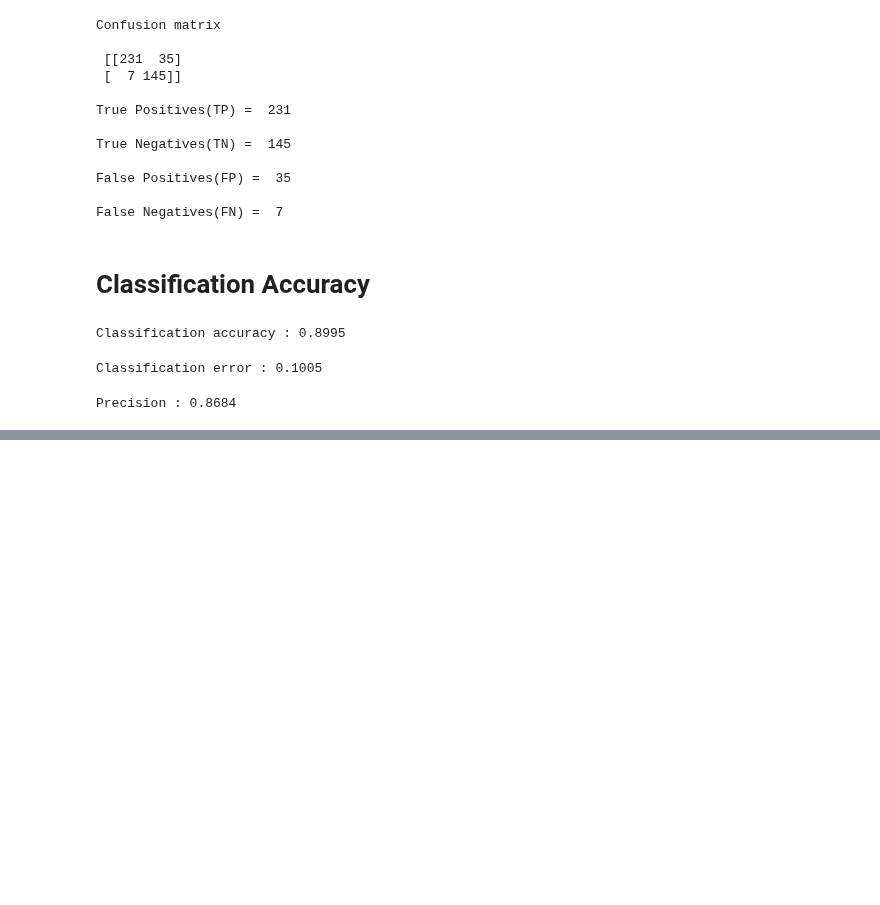
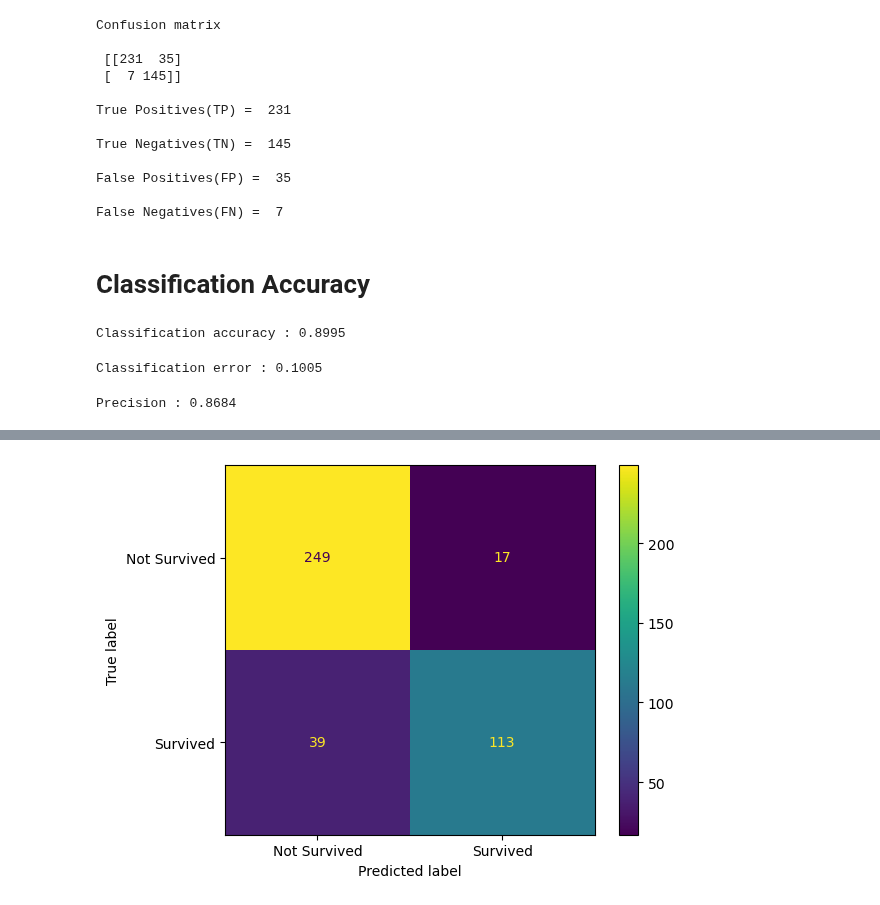
Before and after one commit to Ajhie1987/Python_Train, a Jupyter notebook: Final_Assign.ipynb, the cells around one changed output, grey strips where cells are left out. Drawn from its saved outputs; the diff is of its cells as text; code cells hidden in the pictures; blank space fills up the shorter version.

```diff
--- a/Final_Assign.ipynb
+++ b/Final_Assign.ipynb
@@ -338,0 +373,7 @@ Precision : 0.8684
+# %%
+df_train_fiturRF = train_fitur[['Age','Fare','Sex']]
+df_train_fiturRF
+
+df_test_fiturRF = test_fitur[['Age','Fare','Sex']]
+
+df_test_fiturRF
@@ -338,0 +394,3 @@ Precision : 0.8684
+# %%
+model_RF = RandomForestClassifier(n_estimators=6)
+model_RF.fit(df_train_fiturRF, train_target)
@@ -338,0 +399,3 @@ Precision : 0.8684
+# %%
+y_predRF = model_RF.predict(df_test_fiturRF)
+print(classification_report(df_test_target, y_predRF))
@@ -338,0 +411,7 @@ Precision : 0.8684
+# %%
+labels = ["Not Survived", "Survived"]
+cm2 = confusion_matrix(df_test_target, y_predRF)
+disp = ConfusionMatrixDisplay(confusion_matrix=cm2, display_labels=labels)
+disp.plot();
+# %% [output]
+[figure, added]
```
Also changed, not shown: parts of 16 cells of this notebook.
